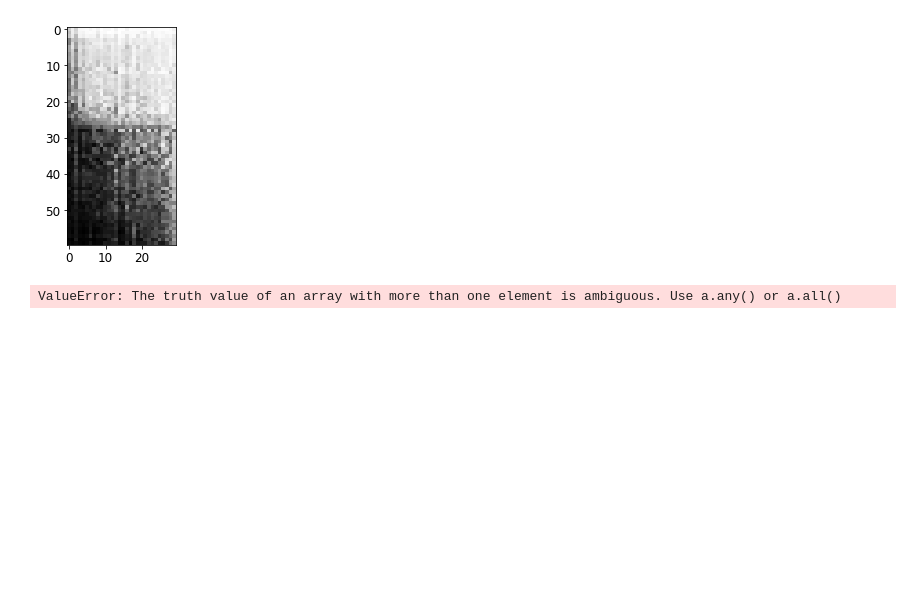
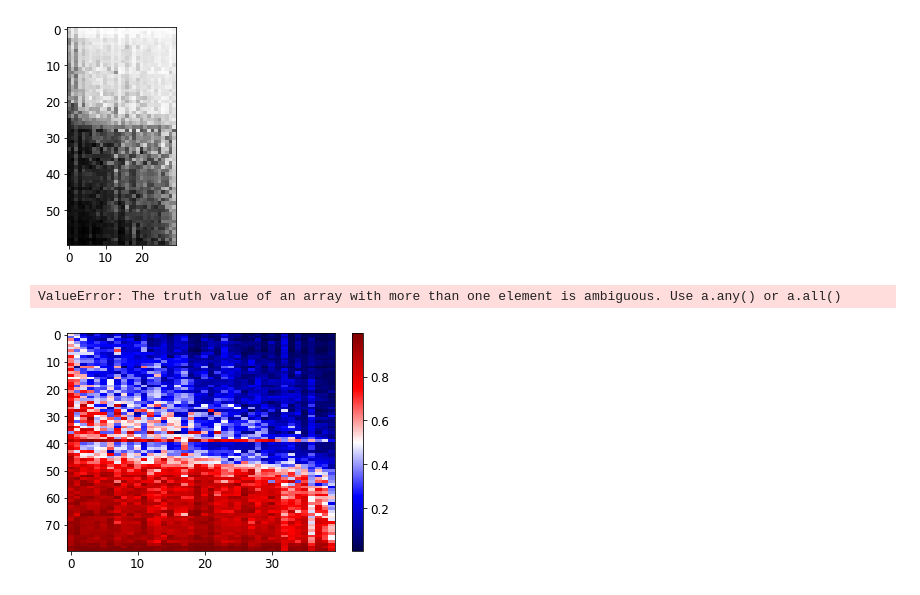
Before and after one commit to davidmrau/nlp1, a Jupyter notebook: experiments/Experiment_with_noun_verb_matrix_maartje.ipynb, the cells around one changed output. Cells and saved outputs as stored; diff of their text form; code cells hidden in the pictures; blank space fills up the shorter version.

Commit message:
add ratio matrix

```diff
--- a/experiments/Experiment_with_noun_verb_matrix_maartje.ipynb
+++ b/experiments/Experiment_with_noun_verb_matrix_maartje.ipynb
@@ -352,3 +351,47 @@ plt.show(plurality_prob_matrix)
 # %% [output]
 [figure]
 ValueError: The truth value of an array with more than one element is ambiguous. Use a.any() or a.all()
+# %%
+# Todo sort columns and rows and make sense of it (by looking at frequencies)
+
+# matrix indicating 'singular' prediction (1=singular, 0 = plural)
+noun_verb_matrix_singular_prediction = noun_verb_matrix_ratio.copy()
+# f = np.vectorize(lambda x: 0 if x == 1 else 1)
+# noun_verb_matrix_singular_prediction[n:] = f(noun_verb_matrix_ratio[n:])
+# noun_verb_matrix_singular_prediction # NOUN x VERB, 1 = singular prediction, 0 = plural prediction
+
+# sort columns (verbs) by their preference for singular prediction
+noun_verb_matrix_singular_prediction_sorted_idx_col = np.argsort(-noun_verb_matrix_singular_prediction.sum(axis=0))
+noun_verb_matrix_singular_prediction_sorted_col = noun_verb_matrix_singular_prediction[:, noun_verb_matrix_singular_prediction_sorted_idx_col]
+
+# split in NN and NNS
+matrix_NN = noun_verb_matrix_singular_prediction_sorted_col[:n]
+matrix_NNS = noun_verb_matrix_singular_prediction_sorted_col[n:]
+
+# sort rows by their preference for singular prediction
+matrix_NN_sorted_idx_row = np.argsort(matrix_NN.sum(axis=1))
+matrix_NN_sorted_row = matrix_NN[matrix_NN_sorted_idx_row,:]
+matrix_NNS_sorted_idx_row = np.argsort(matrix_NNS.sum(axis=1))
+matrix_NNS_sorted_row = matrix_NNS[matrix_NNS_sorted_idx_row,:]
+
+#concatenate matrices
+matrix = np.concatenate((matrix_NN_sorted_row, matrix_NNS_sorted_row),axis=0)
+
+# NOUN x VERB, first half of the rows are singular nouns (NN) second half are plural nouns (NNS)
+# 1 = singular prediction, 0 = plural prediction
+# columns are sorted as follows:
+#   verb with preference for singular (VBZ) ... verb with preference for plural (VBP)
+# rows are sorted as follows:
+#   singular noun (NN) correctly predicted singular most of the time
+#   ...
+#   singular noun (NN) incorrectly predicted plural often
+#   plural noun (NNS) incorrectly predicted singular often
+#   ...
+#   plural noun (NNS) correctly predicted plural most of the time
+# %%
+plt.imshow(matrix, cmap=cm.seismic,aspect='auto')
+plt.colorbar()
+plt.show()
+plt.imsave('matrix_plot_ratio.png',matrix, cmap=cm.seismic)
+# %% [output]
+[figure, added]
```
Also changed, not shown: parts of 1 cell of this notebook, 1 other file.
